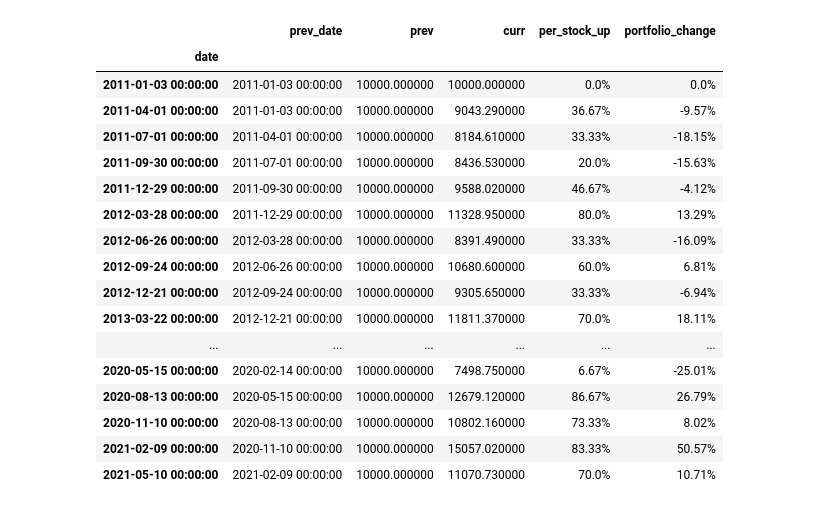
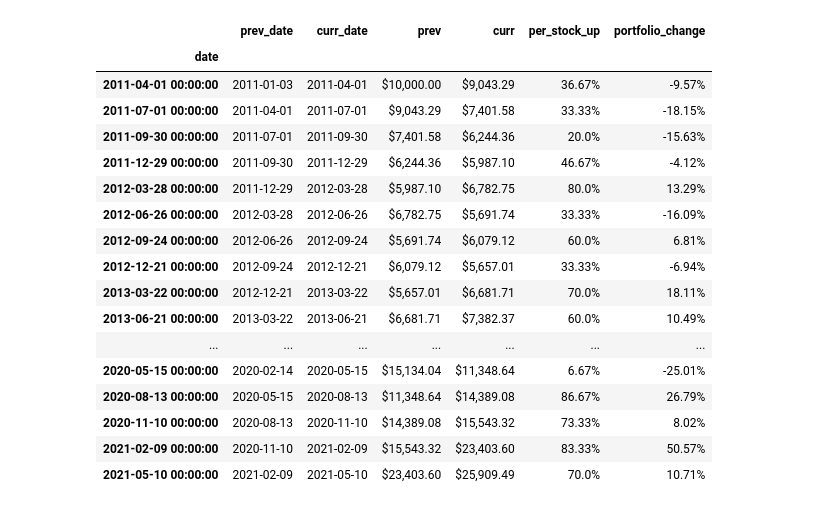
Before and after one commit to Olshansk/tip, a Jupyter notebook: BackTest_InvestigateData.ipynb, the cells around one changed output. Cells and saved outputs as stored; diff of their text form; code cells hidden in the pictures.

Commit message:
Better formatitng and minor bug fix

```diff
--- a/BackTest_InvestigateData.ipynb
+++ b/BackTest_InvestigateData.ipynb
@@ -11,6 +11,7 @@ import datetime
 
 # pd.set_option('display.max_colwidth', None)
 pd.set_option('display.max_colwidth', 100)
+pd.options.display.float_format = "{:,.2f}".format
 # %%
 INITIAL_PORTFOLIO_VALUE = 10000
 PORTFOLIO_SIZE = 30
@@ -86,6 +87,12 @@ def color_per_cell(v):
         return "background-color: #90ee90"
     elif per >= 25:
         return "background-color: green"
+
+def display_two_decimal_places(val):
+    return f'${val:,.2f}'
+
+def display_date_only(d):
+    return d.strftime('%Y-%m-%d')
 
 def tuple_array_to_df(tuple_arr):
     df = pd.DataFrame.from_records(tuple_arr, columns=['ticker', 'prev', 'curr'])
@@ -103,7 +110,7 @@ def p_change2(r):
 
 def get_date_based_df(df_debug, date):
     df_date = df_debug.loc[date]
-    tuple_arr = df_date['prev_base_portfolio']
+    tuple_arr = df_date['base_portfolio_per_ticker_data']
     df = tuple_array_to_df(tuple_arr)
     tickers_closed = [str(s) for s in df_date['base_portfolio_tickers_closed']]
     df['up'] = df.apply(lambda r: r['curr'] > r['prev'], axis=1)
@@ -121,36 +128,45 @@ def get_date_based_df(df_debug, date):
     df.loc[len(df.index)] = summary_row
     return df
 
-df_debug['per_stock_up'] = df_debug.apply(lambda r: per_stocks_up(list(r.prev_base_portfolio)), axis=1)
+df_debug['per_stock_up'] = df_debug.apply(lambda r: per_stocks_up(list(r.base_portfolio_per_ticker_data)), axis=1)
 df_debug['portfolio_change'] = df_debug.apply(lambda r: p_change(r), axis=1)
 
 df_debug_readable = df_debug.copy()
-df_debug_readable['num_tickers_closed'] = df_debug_readable.apply(lambda r: len(r.tickers_closed), axis=1)
+df_debug_readable['num_tickers_closed'] = df_debug_readable.apply(lambda r: len(r.base_portfolio_tickers_closed), axis=1)
 df_debug_readable = df_debug.drop(['base_portfolio_tickers_closed', 'base_portfolio_per_ticker_data', 'new_base_portfolio_per_ticker_data'], axis=1)
 df_debug_readable.rename(columns={'base_portfolio_prev_price': 'prev', 'base_portfolio_curr_price': 'curr'}, inplace=True)
 
 date_to_inspect = df_debug.index[7]
 df_date = get_date_based_df(df_debug, date_to_inspect)
 # %%
-df_debug_readable.style.applymap(color_per_cell, subset=['per_stock_up', 'portfolio_change'])
+df_debug_with_style = df_debug_readable.round(2).style \
+    .format({
+        'curr': display_two_decimal_places,
+        'prev': display_two_decimal_places,
+        'date': display_date_only,
+        'prev_date': display_date_only,
+        'curr_date': display_date_only,
+    })
+
+df_debug_with_style.applymap(color_per_cell, subset=['per_stock_up', 'portfolio_change'])
 # %% [output]
-|  | prev_date | prev | curr | per_stock_up | portfolio_change |
-| date |  |  |  |  |  |
-| 2011-01-03 00:00:00 | 2011-01-03 00:00:00 | 10000.000000 | 10000.000000 | 0.0% | 0.0% |
-| 2011-04-01 00:00:00 | 2011-01-03 00:00:00 | 10000.000000 | 9043.290000 | 36.67% | -9.57% |
-| 2011-07-01 00:00:00 | 2011-04-01 00:00:00 | 10000.000000 | 8184.610000 | 33.33% | -18.15% |
-| 2011-09-30 00:00:00 | 2011-07-01 00:00:00 | 10000.000000 | 8436.530000 | 20.0% | -15.63% |
-| 2011-12-29 00:00:00 | 2011-09-30 00:00:00 | 10000.000000 | 9588.020000 | 46.67% | -4.12% |
-| 2012-03-28 00:00:00 | 2011-12-29 00:00:00 | 10000.000000 | 11328.950000 | 80.0% | 13.29% |
-| 2012-06-26 00:00:00 | 2012-03-28 00:00:00 | 10000.000000 | 8391.490000 | 33.33% | -16.09% |
-| 2012-09-24 00:00:00 | 2012-06-26 00:00:00 | 10000.000000 | 10680.600000 | 60.0% | 6.81% |
-| 2012-12-21 00:00:00 | 2012-09-24 00:00:00 | 10000.000000 | 9305.650000 | 33.33% | -6.94% |
-| 2013-03-22 00:00:00 | 2012-12-21 00:00:00 | 10000.000000 | 11811.370000 | 70.0% | 18.11% |
-| ... | ... | ... | ... | ... | ... |
-| 2020-05-15 00:00:00 | 2020-02-14 00:00:00 | 10000.000000 | 7498.750000 | 6.67% | -25.01% |
-| 2020-08-13 00:00:00 | 2020-05-15 00:00:00 | 10000.000000 | 12679.120000 | 86.67% | 26.79% |
-| 2020-11-10 00:00:00 | 2020-08-13 00:00:00 | 10000.000000 | 10802.160000 | 73.33% | 8.02% |
-| 2021-02-09 00:00:00 | 2020-11-10 00:00:00 | 10000.000000 | 15057.020000 | 83.33% | 50.57% |
-| 2021-05-10 00:00:00 | 2021-02-09 00:00:00 | 10000.000000 | 11070.730000 | 70.0% | 10.71% |
+|  | prev_date | curr_date | prev | curr | per_stock_up | portfolio_change |
+| date |  |  |  |  |  |  |
+| 2011-04-01 00:00:00 | 2011-01-03 | 2011-04-01 | $10,000.00 | $9,043.29 | 36.67% | -9.57% |
+| 2011-07-01 00:00:00 | 2011-04-01 | 2011-07-01 | $9,043.29 | $7,401.58 | 33.33% | -18.15% |
+| 2011-09-30 00:00:00 | 2011-07-01 | 2011-09-30 | $7,401.58 | $6,244.36 | 20.0% | -15.63% |
+| 2011-12-29 00:00:00 | 2011-09-30 | 2011-12-29 | $6,244.36 | $5,987.10 | 46.67% | -4.12% |
+| 2012-03-28 00:00:00 | 2011-12-29 | 2012-03-28 | $5,987.10 | $6,782.75 | 80.0% | 13.29% |
+| 2012-06-26 00:00:00 | 2012-03-28 | 2012-06-26 | $6,782.75 | $5,691.74 | 33.33% | -16.09% |
+| 2012-09-24 00:00:00 | 2012-06-26 | 2012-09-24 | $5,691.74 | $6,079.12 | 60.0% | 6.81% |
+| 2012-12-21 00:00:00 | 2012-09-24 | 2012-12-21 | $6,079.12 | $5,657.01 | 33.33% | -6.94% |
+| 2013-03-22 00:00:00 | 2012-12-21 | 2013-03-22 | $5,657.01 | $6,681.71 | 70.0% | 18.11% |
+| 2013-06-21 00:00:00 | 2013-03-22 | 2013-06-21 | $6,681.71 | $7,382.37 | 60.0% | 10.49% |
+| ... | ... | ... | ... | ... | ... | ... |
+| 2020-05-15 00:00:00 | 2020-02-14 | 2020-05-15 | $15,134.04 | $11,348.64 | 6.67% | -25.01% |
+| 2020-08-13 00:00:00 | 2020-05-15 | 2020-08-13 | $11,348.64 | $14,389.08 | 86.67% | 26.79% |
+| 2020-11-10 00:00:00 | 2020-08-13 | 2020-11-10 | $14,389.08 | $15,543.32 | 73.33% | 8.02% |
+| 2021-02-09 00:00:00 | 2020-11-10 | 2021-02-09 | $15,543.32 | $23,403.60 | 83.33% | 50.57% |
+| 2021-05-10 00:00:00 | 2021-02-09 | 2021-05-10 | $23,403.60 | $25,909.49 | 70.0% | 10.71% |
 # %%
 df_with_style = df_date.style \
```
Also changed, not shown: parts of 4 cells of this notebook, 1 other file.
